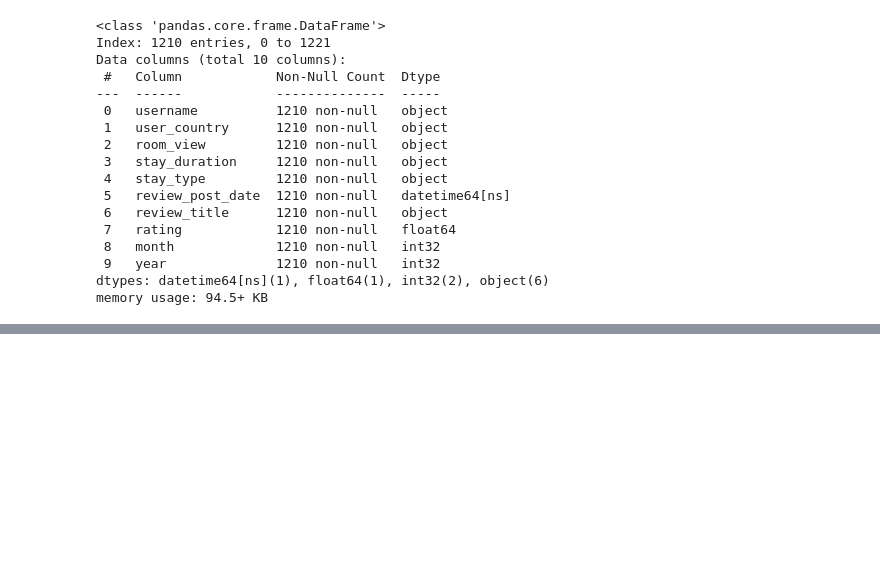
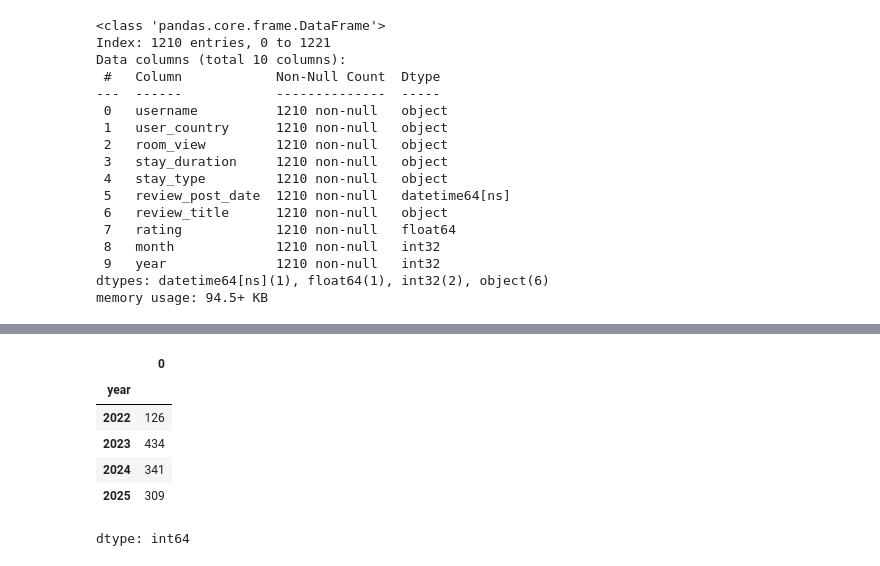
Before and after one commit to asve06/act2_si_225_group2, a Jupyter notebook: act2_si_eda_225_group2.ipynb, the cells around one changed output, grey strips where cells are left out. Saved outputs shown, nothing was run; the diff lists cells and outputs as text; code cells hidden in the pictures; blank space fills up the shorter version.

```diff
--- a/act2_si_eda_225_group2.ipynb
+++ b/act2_si_eda_225_group2.ipynb
@@ -213,0 +238,11 @@ memory usage: 94.5+ KB
+# %%
+#Reviews per Year
+df.groupby('year').size()
+# %% [output]
+|  | 0 |
+| year |  |
+| 2022 | 126 |
+| 2023 | 434 |
+| 2024 | 341 |
+| 2025 | 309 |
+dtype: int64
```
Also changed, not shown: parts of 4 cells of this notebook.
